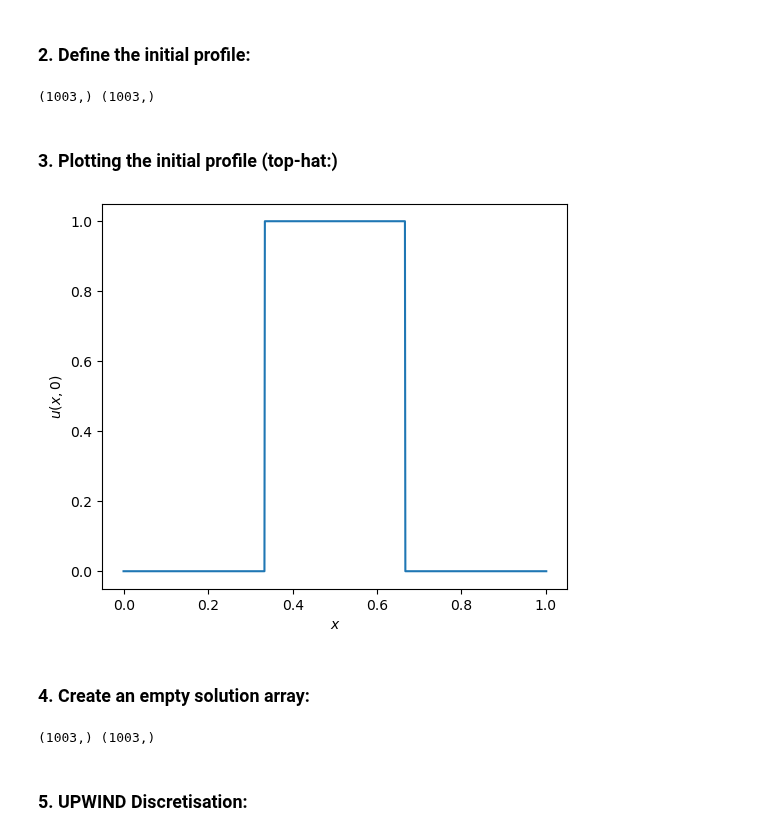
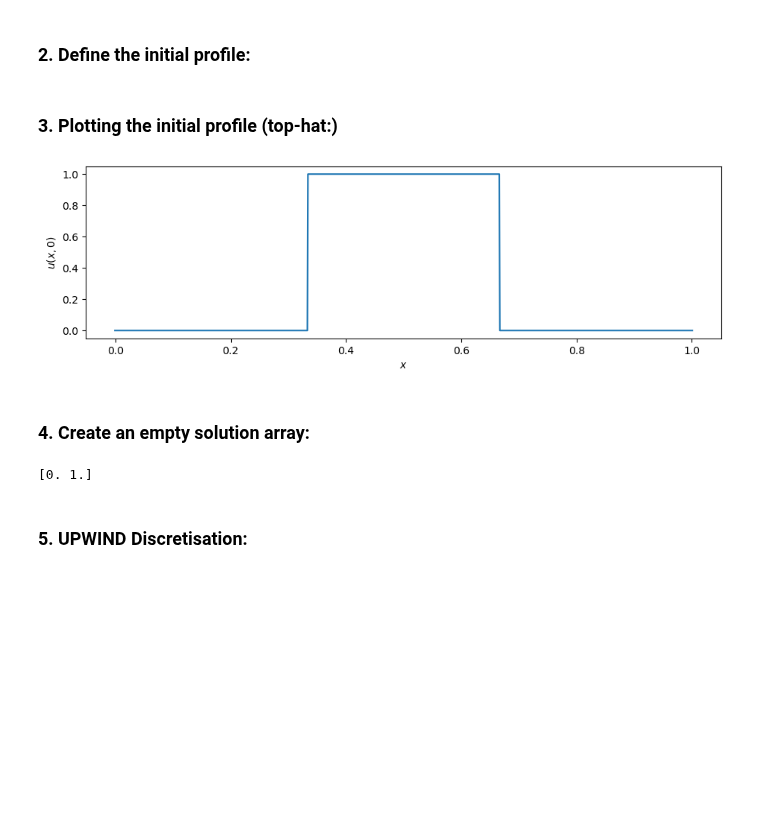
Before and after one commit to DaVas1410/computational-physics-2, a Jupyter notebook: unit-5/502-wave-equation-UPWIND-method.ipynb, the cells around one changed output. Cells and saved outputs as stored; diff of their text form; code cells hidden in the pictures; blank space fills up the shorter version.

```diff
--- a/unit-5/502-wave-equation-UPWIND-method.ipynb
+++ b/unit-5/502-wave-equation-UPWIND-method.ipynb
@@ -74,23 +74,21 @@ for j in range(len(x)):
 
 y = np.array(y)
 
-print(x.shape, y.shape)
+#print(x.shape, y.shape)
-# %% [output]
-(1003,) (1003,)
 # %% [markdown]
 ### 3. Plotting the initial profile (top-hat:)
 # %%
 # Plot the initial profile
 
-plt.figure(figsize = (6,5))
+plt.figure(figsize = (11,3))
 
 plt.plot(x, y)
 
 plt.xlabel(r"$x$")
 plt.ylabel(r"$u(x,0)$")
 plt.show()
 # %% [output]
-[figure, old version]
+[figure, new version]
 # %% [markdown]
 ### 4. Create an empty solution array:
 # %%
@@ -98,9 +96,7 @@ plt.show()
 u_sln0 = np.zeros((len(x)), dtype=np.float64) # For the IC
 u_sln  = np.zeros((len(x)), dtype=np.float64) # For the t-dependent sln
 
-print(u_sln0.shape, u_sln.shape)
+#print(u_sln0.shape, u_sln.shape)
-# %% [output]
-(1003,) (1003,)
 # %%
 # This is the initial vector
 y_0 = y.copy()
@@ -112,7 +108,9 @@ u_sln0 = y.copy()
 #u_sln0[np.logical_and(x >= 1./3., x <= 2./3.)] = 1.0
 #print(u_sln0.shape)
 
-#print(u_sln0)
+print(np.unique(u_sln0))
+# %% [output]
+[0. 1.]
 # %% [markdown]
 ### 5. UPWIND Discretisation:
 # %%
```
Also changed, not shown: parts of 9 cells of this notebook, 3 other files.
